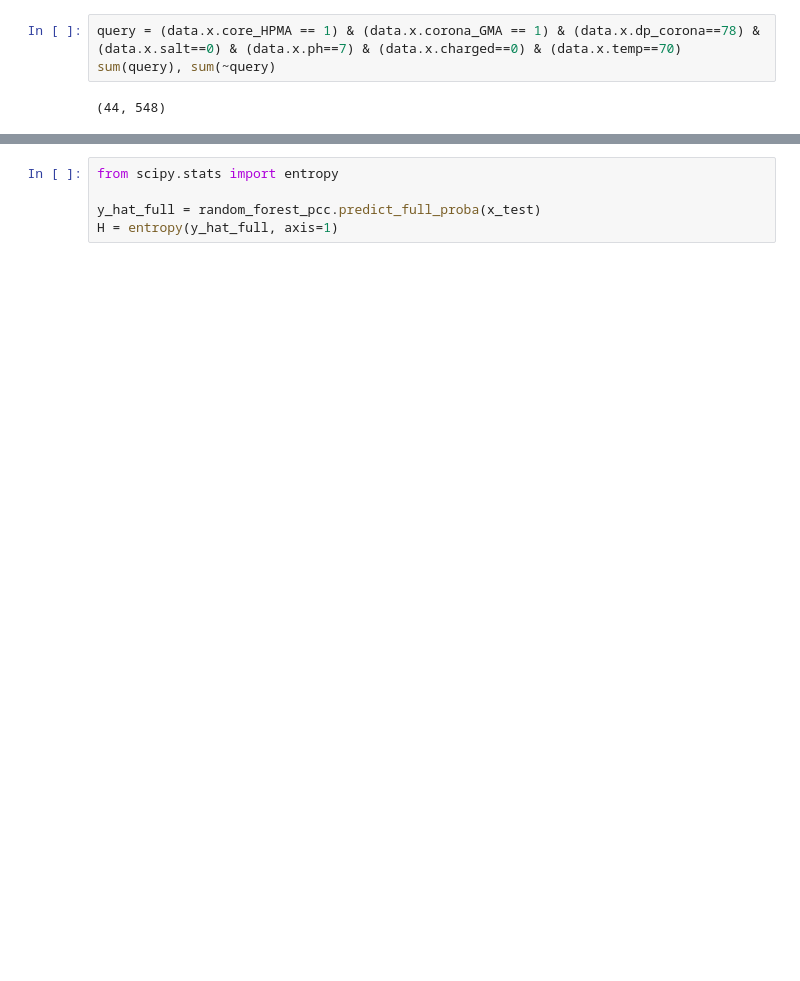
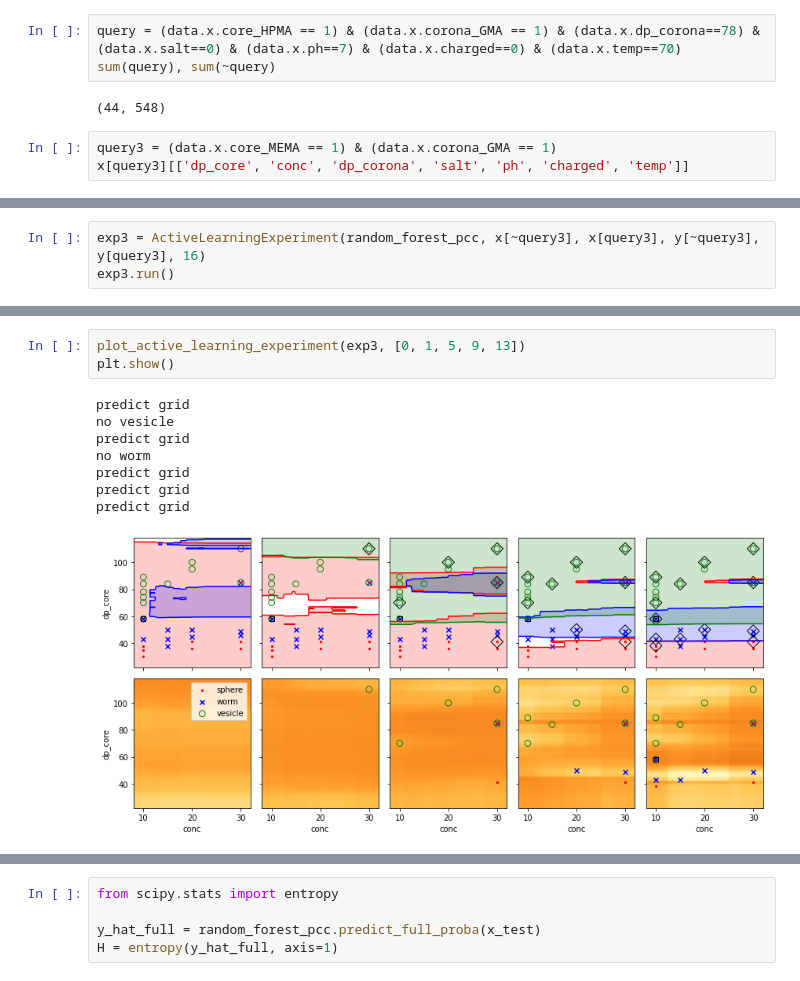
Before and after one commit to marioboley/PISA_ML, a Jupyter notebook: analysis/pcc.ipynb, the cells around one changed output, grey strips where cells are left out. Saved outputs shown, nothing was run; the diff lists cells and outputs as text; blank space fills up the shorter version.

```diff
--- a/analysis/pcc.ipynb
+++ b/analysis/pcc.ipynb
@@ -56,3 +244,6 @@ query = (data.x.core_HPMA == 1) & (data.x.corona_GMA == 1) & (data.x.dp_corona==
 sum(query), sum(~query)
 # %% [output]
 (44, 548)
+# %%
+query3 = (data.x.core_MEMA == 1) & (data.x.corona_GMA == 1)
+x[query3][['dp_core', 'conc', 'dp_corona', 'salt', 'ph', 'charged', 'temp']]
@@ -58,0 +290,3 @@ sum(query), sum(~query)
+# %%
+exp3 = ActiveLearningExperiment(random_forest_pcc, x[~query3], x[query3], y[~query3], y[query3], 16)
+exp3.run()
@@ -58,0 +311,12 @@ sum(query), sum(~query)
+# %%
+plot_active_learning_experiment(exp3, [0, 1, 5, 9, 13])
+plt.show()
+# %% [output]
+predict grid
+no vesicle
+predict grid
+no worm
+predict grid
+predict grid
+predict grid
+[figure, added]
```
Also changed, not shown: parts of 29 cells of this notebook.
